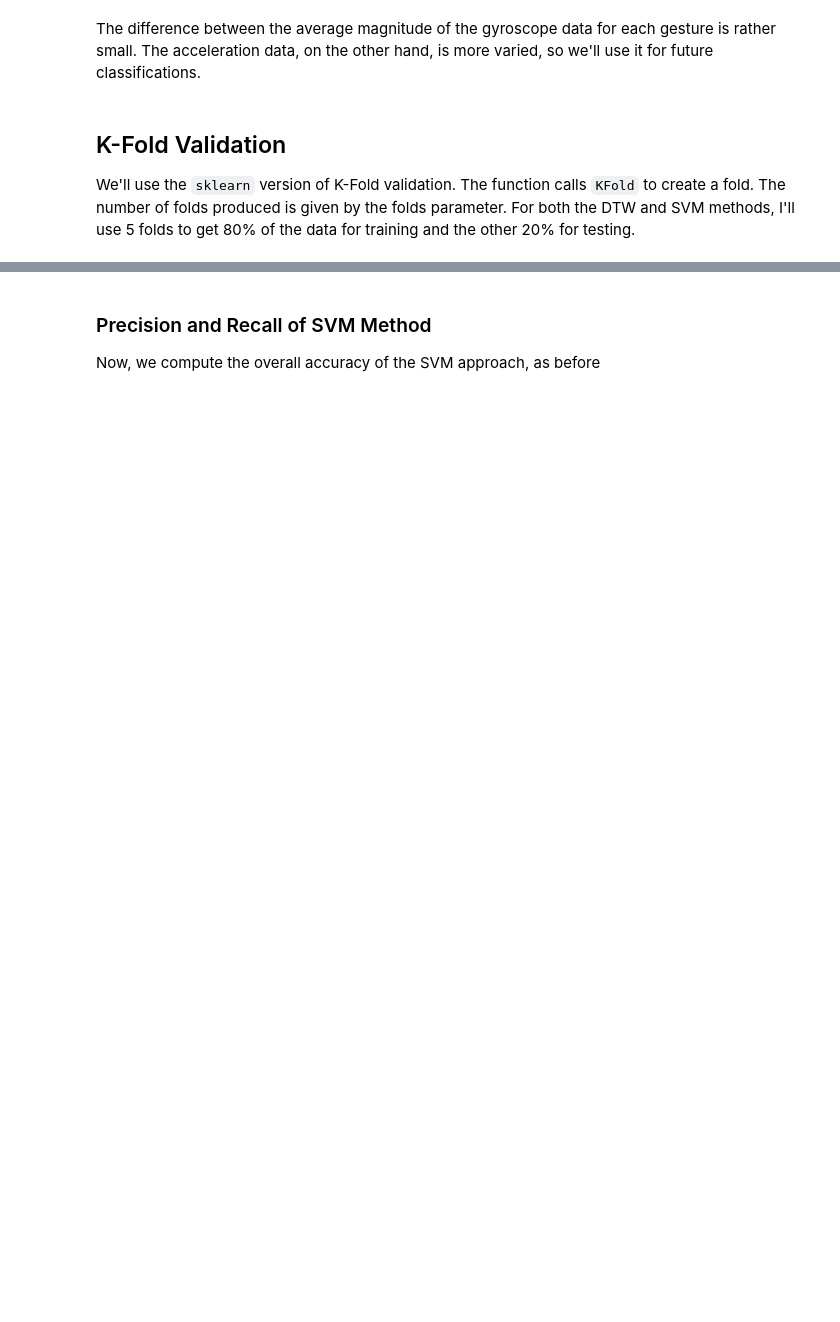
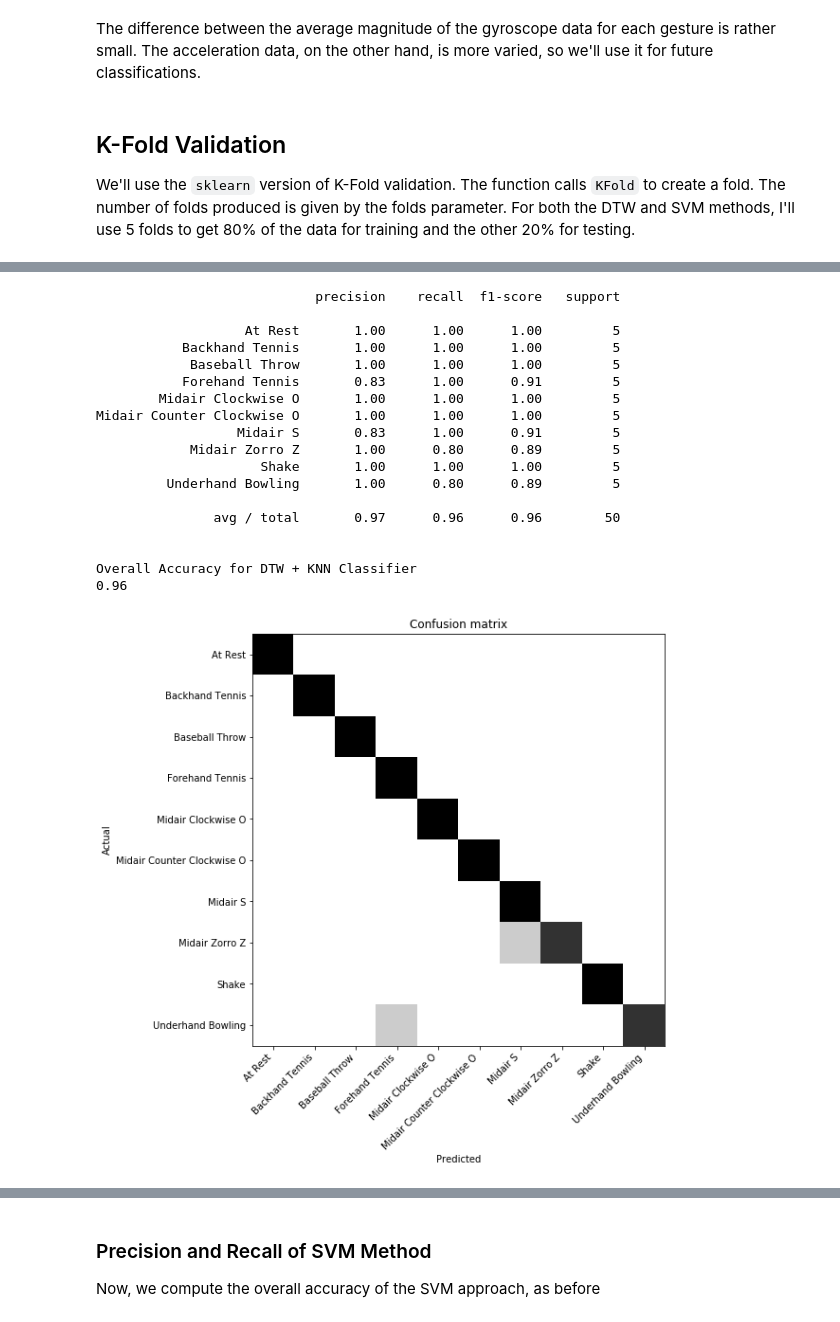
Before and after one commit to CBR0MS/gestureRecognitionHAII, a Jupyter notebook: GestureRecognition.ipynb, the cells around one changed output, grey strips where cells are left out. Cells and saved outputs as stored; diff of their text form; code cells hidden in the pictures; blank space fills up the shorter version.

```diff
--- a/GestureRecognition.ipynb
+++ b/GestureRecognition.ipynb
@@ -282,7 +282,6 @@ The difference between the average magnitude of the gyroscope data for each gest
 
 We'll use the `sklearn` version of K-Fold validation. The function calls `KFold` to create a fold. The number of folds produced is given by the folds parameter. For both the DTW and SVM methods, I'll use 5 folds to get 80% of the data for training and the other 20% for testing.
 # %%
-from sklearn.model_selection import KFold
 
 def make_folds(folds, data):
 
@@ -294,20 +293,12 @@ def make_folds(folds, data):
             mixed_data.append(obj)
 
     X = numpy.asarray(mixed_data)
+    numpy.random.seed(42)
     numpy.random.shuffle(X)
 
-    kf = KFold(n_splits=4)
+    train = numpy.array_split(X, folds)
 
-    X_train = []
-    X_test = []
-
-    for train_index, test_index in kf.split(X):
-        X_train, X_test = X[train_index], X[test_index]
-
-    numpy.random.shuffle(X_train)
-    train = numpy.array_split(X_train, folds - 1)
-
-    return (train, X_test)
+    return train
 # %% [markdown]
 # Dynamic Time Warping + K-Nearest Neighbor Gesture Recognition
 
@@ -497,3 +398,44 @@ Overall Accuracy for DTW + KNN Classifier
+# %%
+from sklearn.metrics import classification_report, accuracy_score
+from pandas_ml import ConfusionMatrix
+
+compiled_test = []
+compiled_pred = []
+
+for i in range(0, len(results)):
+    compiled_test = compiled_test + results[i]['test']
+    compiled_pred = compiled_pred + results[i]['pred']
+
+print (classification_report(compiled_test, compiled_pred))
+
+acc = accuracy_score(compiled_test, compiled_pred, normalize=True)
+print("\nOverall Accuracy for DTW + KNN Classifier")
+print(acc)
+
+# Plot confusion matrix
+cm = ConfusionMatrix(compiled_test, compiled_pred)
+cm.plot()
+plt.show()
+# %% [output]
+                            precision    recall  f1-score   support
+
+                   At Rest       1.00      1.00      1.00         5
+           Backhand Tennis       1.00      1.00      1.00         5
+            Baseball Throw       1.00      1.00      1.00         5
+           Forehand Tennis       0.83      1.00      0.91         5
+        Midair Clockwise O       1.00      1.00      1.00         5
+Midair Counter Clockwise O       1.00      1.00      1.00         5
+                  Midair S       0.83      1.00      0.91         5
+            Midair Zorro Z       1.00      0.80      0.89         5
+                     Shake       1.00      1.00      1.00         5
+         Underhand Bowling       1.00      0.80      0.89         5
+
+               avg / total       0.97      0.96      0.96        50
+
+
+Overall Accuracy for DTW + KNN Classifier
+0.96
+[figure, added]
 # %% [markdown]
 # Model-Based (SVM) Gesture Recognition
 
```
Also changed, not shown: parts of 21 cells of this notebook.
